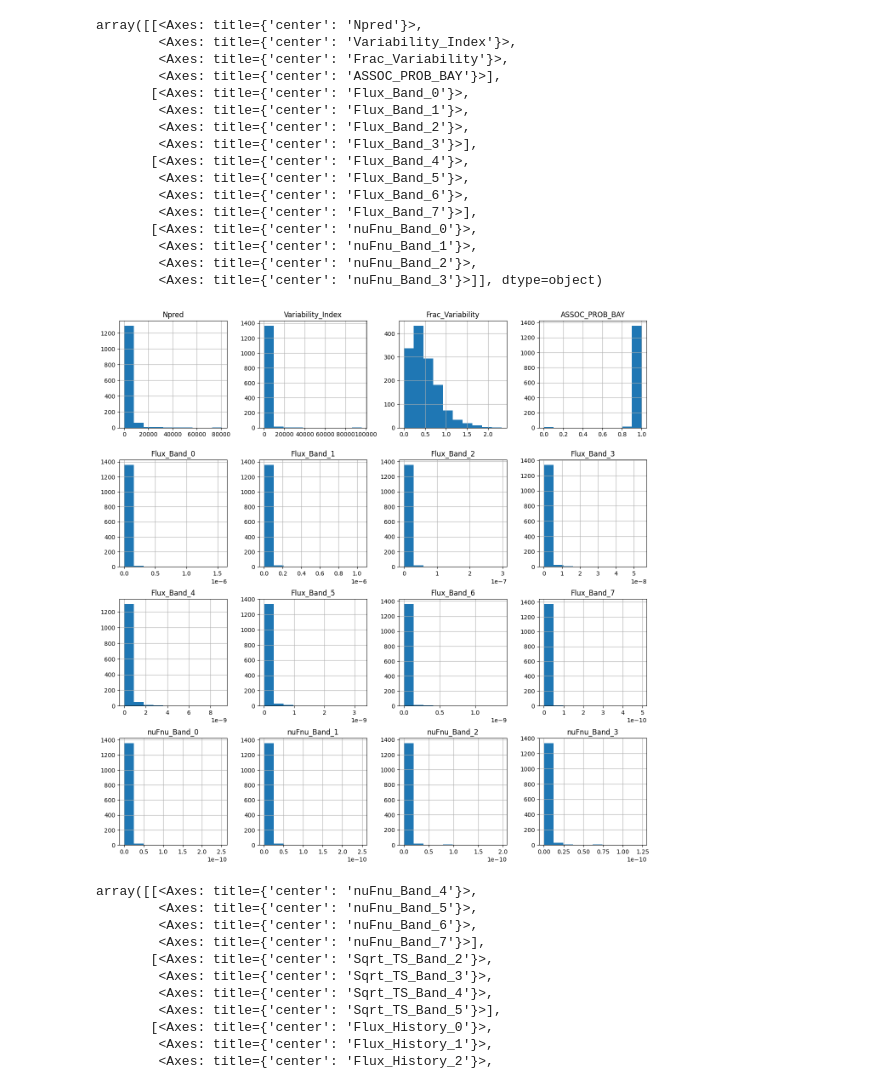
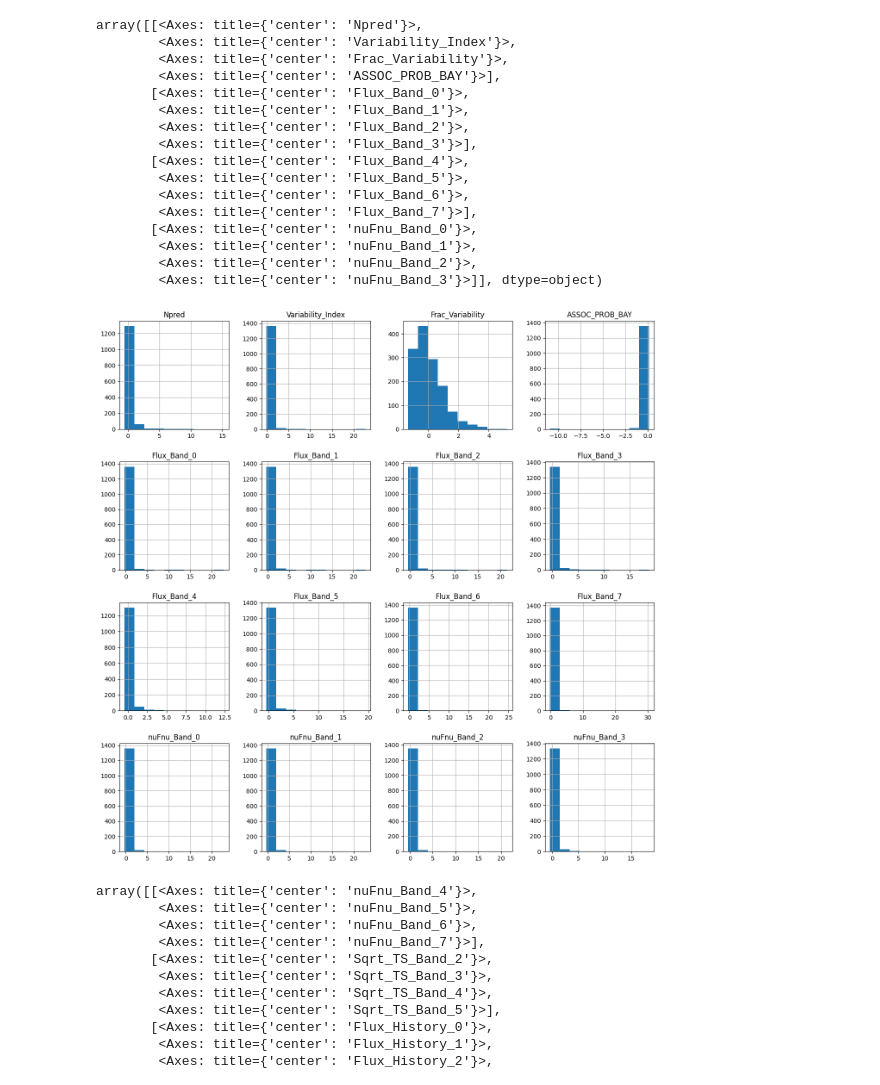
Before and after one commit to IoanPJ/Final_year_project_IMPJ, a Jupyter notebook: Data Processing/data_transformation.ipynb, the cells around one changed output. Drawn from its saved outputs; the diff is of its cells as text; code cells hidden in the pictures.

```diff
--- a/Data Processing/data_transformation.ipynb
+++ b/Data Processing/data_transformation.ipynb
@@ -88,23 +59,23 @@ Scaling (dividing each result by the standard deviation)
 # %%
-data2.hist(figsize=(16,16))
+sdata2.hist(figsize=(16,16))
 # %% [output]
 array([[<Axes: title={'center': 'Npred'}>,
         <Axes: title={'center': 'Variability_Index'}>,
         <Axes: title={'center': 'Frac_Variability'}>,
         <Axes: title={'center': 'ASSOC_PROB_BAY'}>],
        [<Axes: title={'center': 'Flux_Band_0'}>,
         <Axes: title={'center': 'Flux_Band_1'}>,
         <Axes: title={'center': 'Flux_Band_2'}>,
         <Axes: title={'center': 'Flux_Band_3'}>],
        [<Axes: title={'center': 'Flux_Band_4'}>,
         <Axes: title={'center': 'Flux_Band_5'}>,
         <Axes: title={'center': 'Flux_Band_6'}>,
         <Axes: title={'center': 'Flux_Band_7'}>],
        [<Axes: title={'center': 'nuFnu_Band_0'}>,
         <Axes: title={'center': 'nuFnu_Band_1'}>,
         <Axes: title={'center': 'nuFnu_Band_2'}>,
         <Axes: title={'center': 'nuFnu_Band_3'}>]], dtype=object)
-[figure, old version]
+[figure, new version]
 # %%
 data3.hist(figsize=(16,16))
 # %% [output]
```
Also changed, not shown: parts of 3 cells of this notebook, 7 other files.
